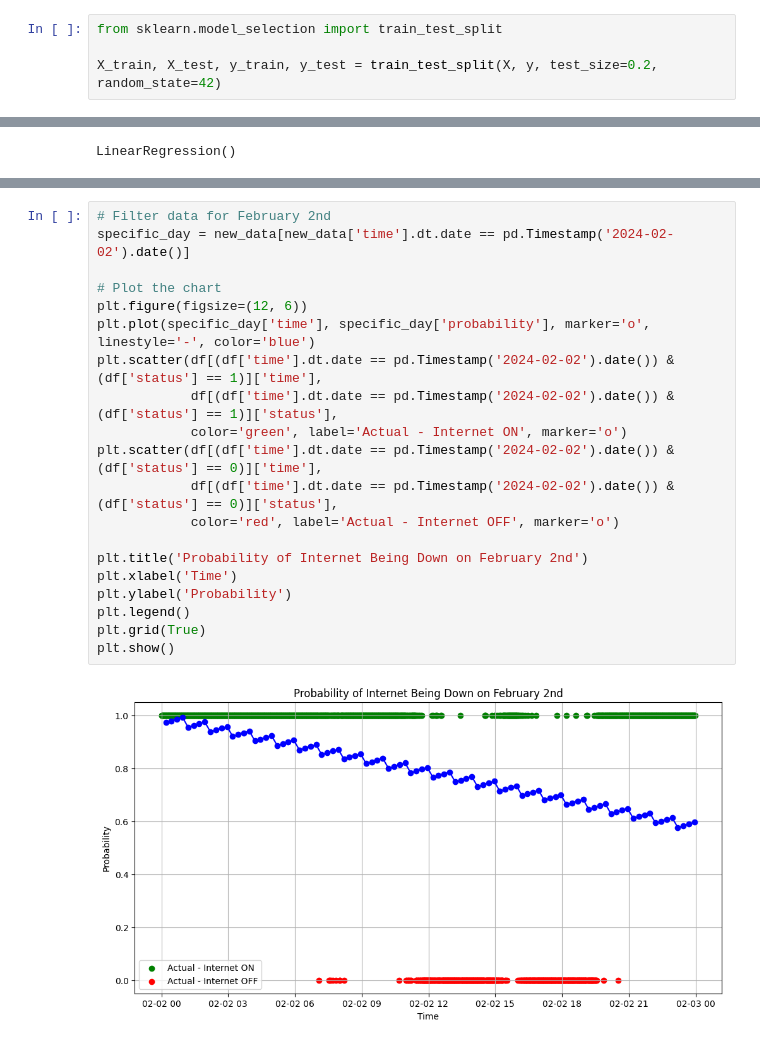
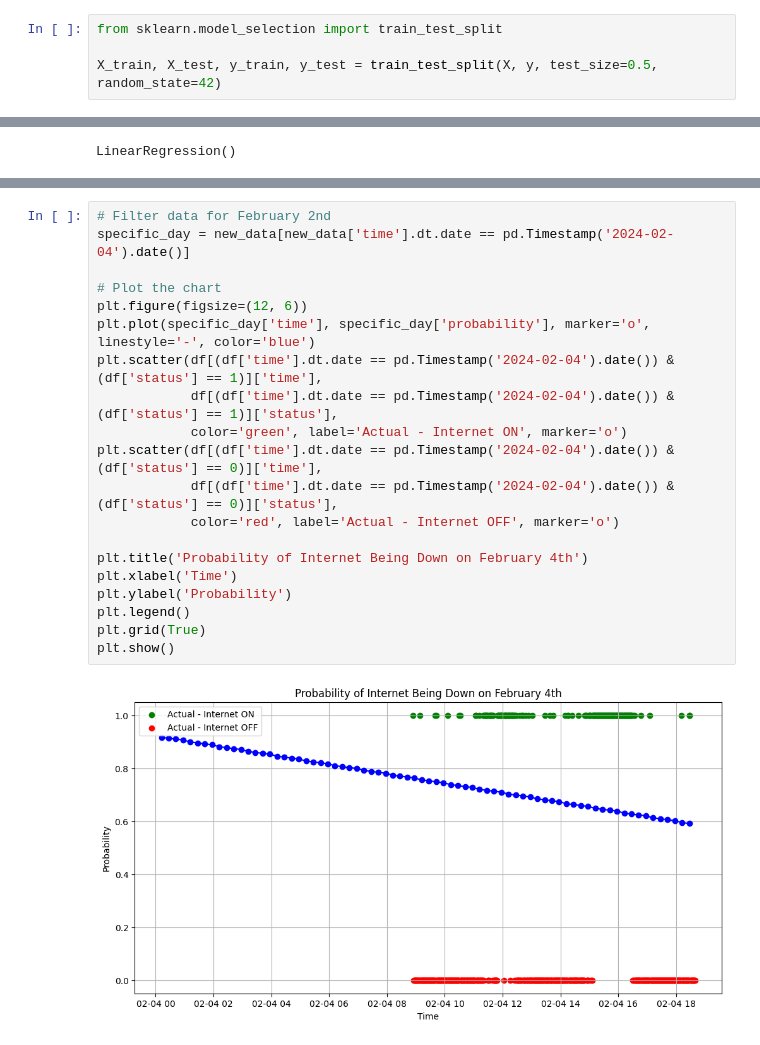
Before and after one commit to lucky-vers/netreg, a Jupyter notebook: main.ipynb, the cells around one changed output, grey strips where cells are left out. Drawn from its saved outputs; the diff is of its cells as text.

```diff
--- a/main.ipynb
+++ b/main.ipynb
@@ -48,7 +48,7 @@ y = df['status']
 # %%
 from sklearn.model_selection import train_test_split
 
-X_train, X_test, y_train, y_test = train_test_split(X, y, test_size=0.2, random_state=42)
+X_train, X_test, y_train, y_test = train_test_split(X, y, test_size=0.5, random_state=42)
 # %%
 from sklearn.linear_model import LinearRegression
 
@@ -106,25 +106,25 @@ plt.show()
 # %%
 # Filter data for February 2nd
-specific_day = new_data[new_data['time'].dt.date == pd.Timestamp('2024-02-02').date()]
+specific_day = new_data[new_data['time'].dt.date == pd.Timestamp('2024-02-04').date()]
 
 # Plot the chart
 plt.figure(figsize=(12, 6))
 plt.plot(specific_day['time'], specific_day['probability'], marker='o', linestyle='-', color='blue')
-plt.scatter(df[(df['time'].dt.date == pd.Timestamp('2024-02-02').date()) & (df['status'] == 1)]['time'],
-            df[(df['time'].dt.date == pd.Timestamp('2024-02-02').date()) & (df['status'] == 1)]['status'],
+plt.scatter(df[(df['time'].dt.date == pd.Timestamp('2024-02-04').date()) & (df['status'] == 1)]['time'],
+            df[(df['time'].dt.date == pd.Timestamp('2024-02-04').date()) & (df['status'] == 1)]['status'],
             color='green', label='Actual - Internet ON', marker='o')
-plt.scatter(df[(df['time'].dt.date == pd.Timestamp('2024-02-02').date()) & (df['status'] == 0)]['time'],
-            df[(df['time'].dt.date == pd.Timestamp('2024-02-02').date()) & (df['status'] == 0)]['status'],
+plt.scatter(df[(df['time'].dt.date == pd.Timestamp('2024-02-04').date()) & (df['status'] == 0)]['time'],
+            df[(df['time'].dt.date == pd.Timestamp('2024-02-04').date()) & (df['status'] == 0)]['status'],
             color='red', label='Actual - Internet OFF', marker='o')
 
-plt.title('Probability of Internet Being Down on February 2nd')
+plt.title('Probability of Internet Being Down on February 4th')
 plt.xlabel('Time')
 plt.ylabel('Probability')
 plt.legend()
 plt.grid(True)
 plt.show()
 # %% [output]
-[figure, old version]
+[figure, new version]
 # %%
 from sklearn.linear_model import LogisticRegression
 from sklearn.model_selection import train_test_split
```
Also changed, not shown: parts of 6 cells of this notebook, 1 other file.
